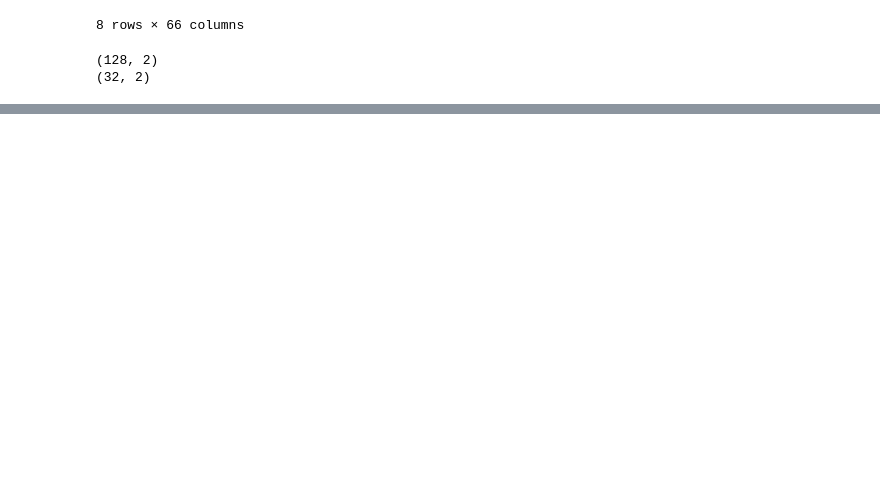
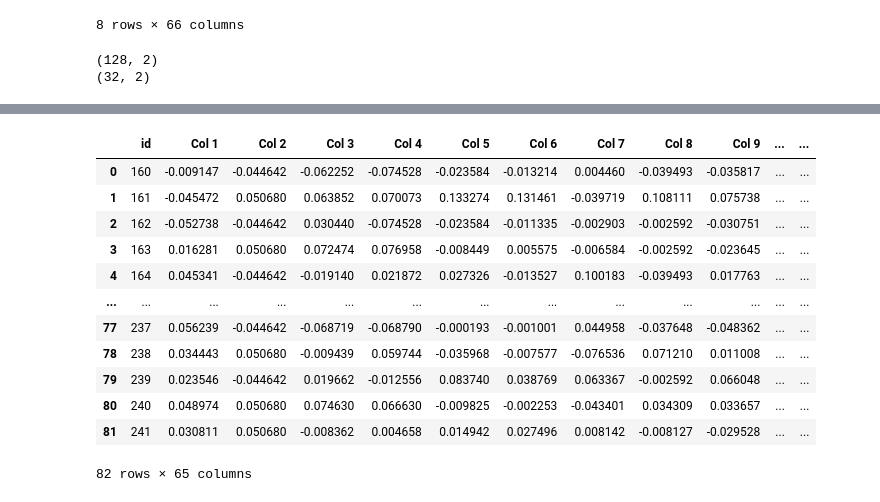
Before and after one commit to lukekerwin/GP1_DS310, a Jupyter notebook: Brian_proj.ipynb, the cells around one changed output, grey strips where cells are left out. Saved outputs shown, nothing was run; the diff lists cells and outputs as text; code cells hidden in the pictures; blank space fills up the shorter version.

```diff
--- a/Brian_proj.ipynb
+++ b/Brian_proj.ipynb
@@ -159,0 +162,4 @@ Best MSE: 2319.6530166952825
+# %%
+# Load test dataset
+
+x_test_kaggle = pd.read_csv('x_test.csv')
@@ -159,0 +182,16 @@ Best MSE: 2319.6530166952825
+# %%
+x_test_kaggle
+# %% [output]
+|  | id | Col 1 | Col 2 | Col 3 | Col 4 | Col 5 | Col 6 | Col 7 | Col 8 | Col 9 | ... | ... |
+| 0 | 160 | -0.009147 | -0.044642 | -0.062252 | -0.074528 | -0.023584 | -0.013214 | 0.004460 | -0.039493 | -0.035817 | ... | ... |
+| 1 | 161 | -0.045472 | 0.050680 | 0.063852 | 0.070073 | 0.133274 | 0.131461 | -0.039719 | 0.108111 | 0.075738 | ... | ... |
+| 2 | 162 | -0.052738 | -0.044642 | 0.030440 | -0.074528 | -0.023584 | -0.011335 | -0.002903 | -0.002592 | -0.030751 | ... | ... |
+| 3 | 163 | 0.016281 | 0.050680 | 0.072474 | 0.076958 | -0.008449 | 0.005575 | -0.006584 | -0.002592 | -0.023645 | ... | ... |
+| 4 | 164 | 0.045341 | -0.044642 | -0.019140 | 0.021872 | 0.027326 | -0.013527 | 0.100183 | -0.039493 | 0.017763 | ... | ... |
+| ... | ... | ... | ... | ... | ... | ... | ... | ... | ... | ... | ... | ... |
+| 77 | 237 | 0.056239 | -0.044642 | -0.068719 | -0.068790 | -0.000193 | -0.001001 | 0.044958 | -0.037648 | -0.048362 | ... | ... |
+| 78 | 238 | 0.034443 | 0.050680 | -0.009439 | 0.059744 | -0.035968 | -0.007577 | -0.076536 | 0.071210 | 0.011008 | ... | ... |
+| 79 | 239 | 0.023546 | -0.044642 | 0.019662 | -0.012556 | 0.083740 | 0.038769 | 0.063367 | -0.002592 | 0.066048 | ... | ... |
+| 80 | 240 | 0.048974 | 0.050680 | 0.074630 | 0.066630 | -0.009825 | -0.002253 | -0.043401 | 0.034309 | 0.033657 | ... | ... |
+| 81 | 241 | 0.030811 | 0.050680 | -0.008362 | 0.004658 | 0.014942 | 0.027496 | 0.008142 | -0.008127 | -0.029528 | ... | ... |
+82 rows × 65 columns
```
Also changed, not shown: parts of 8 cells of this notebook, 1 other file.
